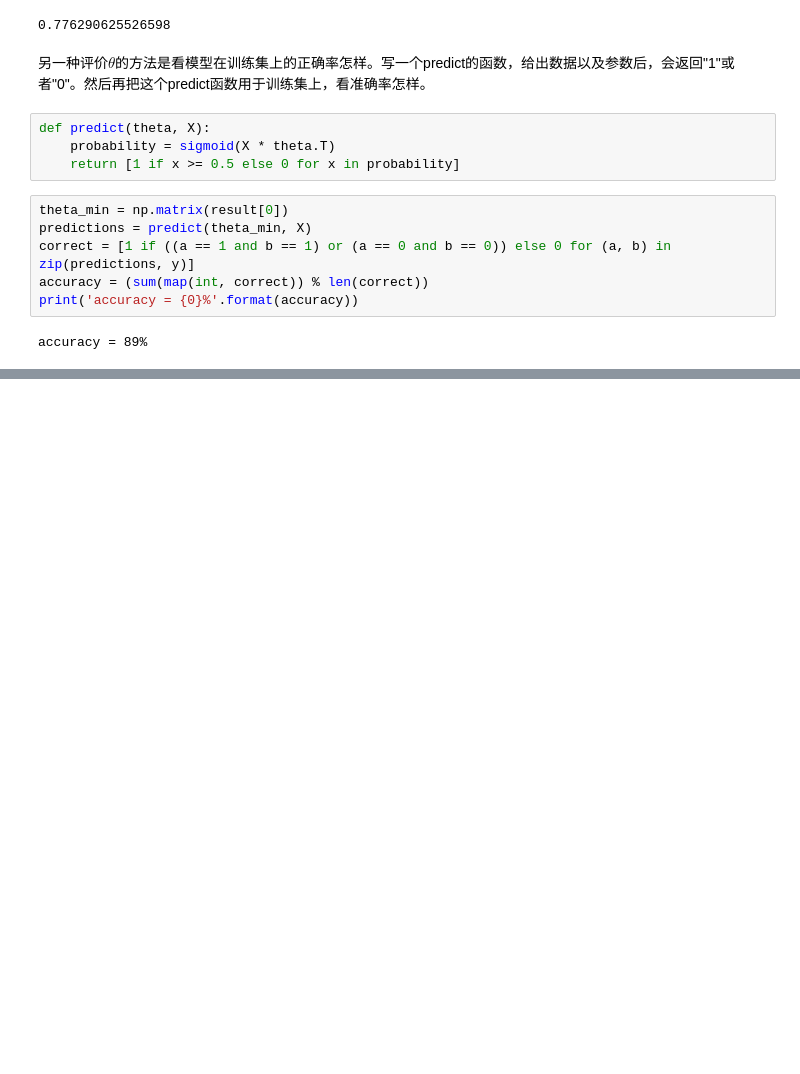
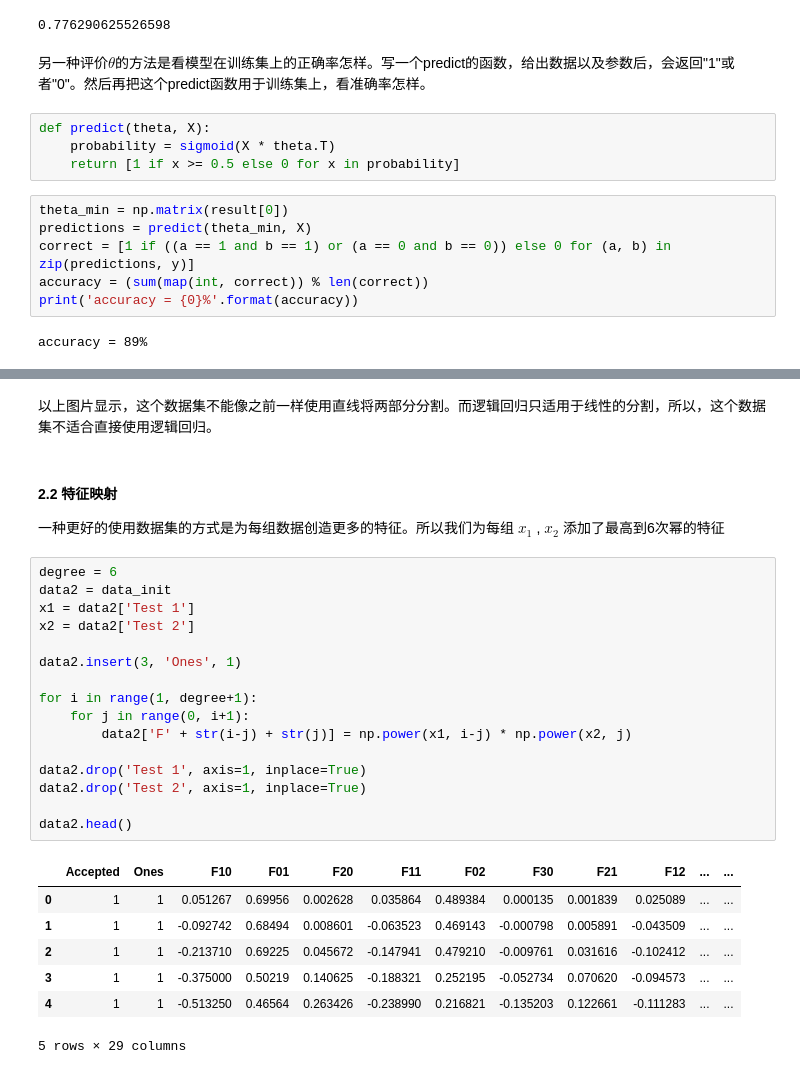
Before and after one commit to FCBleomessi10/NG-MachineLearning-python, a Jupyter notebook: 逻辑回归、正则化/逻辑回归、正则化.ipynb, the cells around one changed output, grey strips where cells are left out. Saved outputs shown, nothing was run; the diff lists cells and outputs as text; blank space fills up the shorter version.

```diff
--- a/逻辑回归、正则化/逻辑回归、正则化.ipynb
+++ b/逻辑回归、正则化/逻辑回归、正则化.ipynb
@@ -178,0 +211,30 @@ accuracy = 89%
+# %% [markdown]
+以上图片显示，这个数据集不能像之前一样使用直线将两部分分割。而逻辑回归只适用于线性的分割，所以，这个数据集不适合直接使用逻辑回归。
+# %% [markdown]
+#### 2.2 特征映射
+
+一种更好的使用数据集的方式是为每组数据创造更多的特征。所以我们为每组  $x_1$ , $x_2$ 添加了最高到6次幂的特征
+# %%
+degree = 6
+data2 = data_init
+x1 = data2['Test 1']
+x2 = data2['Test 2']
+
+data2.insert(3, 'Ones', 1)
+
+for i in range(1, degree+1):
+    for j in range(0, i+1):
+        data2['F' + str(i-j) + str(j)] = np.power(x1, i-j) * np.power(x2, j)
+
+data2.drop('Test 1', axis=1, inplace=True)
+data2.drop('Test 2', axis=1, inplace=True)
+
+data2.head()
+# %% [output]
+|  | Accepted | Ones | F10 | F01 | F20 | F11 | F02 | F30 | F21 | F12 | ... | ... |
+| 0 | 1 | 1 | 0.051267 | 0.69956 | 0.002628 | 0.035864 | 0.489384 | 0.000135 | 0.001839 | 0.025089 | ... | ... |
+| 1 | 1 | 1 | -0.092742 | 0.68494 | 0.008601 | -0.063523 | 0.469143 | -0.000798 | 0.005891 | -0.043509 | ... | ... |
+| 2 | 1 | 1 | -0.213710 | 0.69225 | 0.045672 | -0.147941 | 0.479210 | -0.009761 | 0.031616 | -0.102412 | ... | ... |
+| 3 | 1 | 1 | -0.375000 | 0.50219 | 0.140625 | -0.188321 | 0.252195 | -0.052734 | 0.070620 | -0.094573 | ... | ... |
+| 4 | 1 | 1 | -0.513250 | 0.46564 | 0.263426 | -0.238990 | 0.216821 | -0.135203 | 0.122661 | -0.111283 | ... | ... |
+5 rows × 29 columns
```
Also changed, not shown: parts of 4 cells of this notebook.
